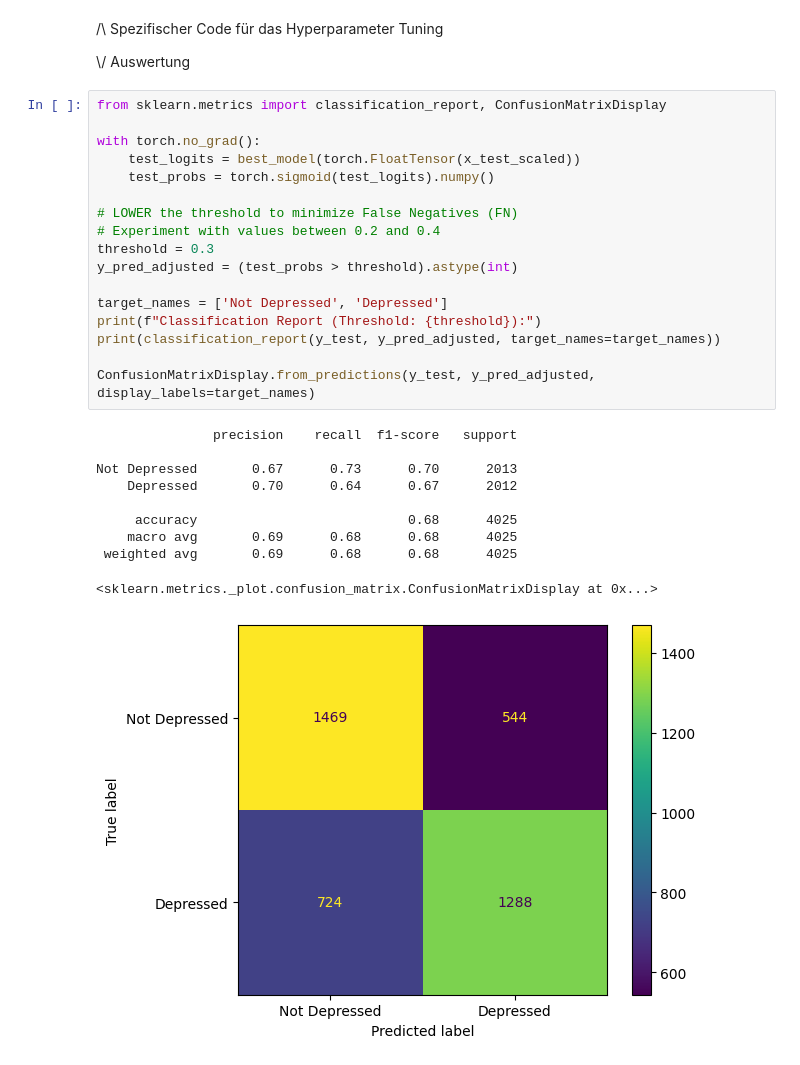
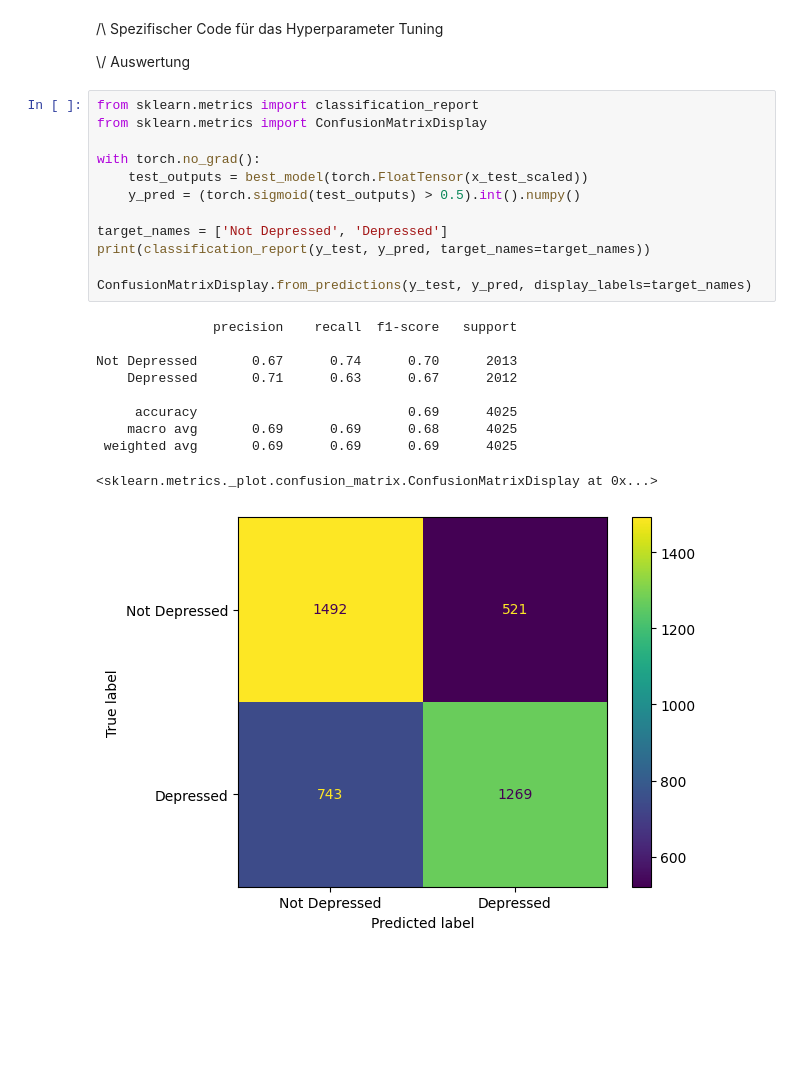
Before and after one commit to iLuckyW/lecture-ai-advanced, a Jupyter notebook: chapter/06_paper/hyperparameter_tuning.ipynb, the cells around one changed output. Drawn from its saved outputs; the diff is of its cells as text; blank space fills up the shorter version.

```diff
--- a/chapter/06_paper/hyperparameter_tuning.ipynb
+++ b/chapter/06_paper/hyperparameter_tuning.ipynb
@@ -311,30 +314,25 @@ KeyError: 'val_auc'
 
 \\/ Auswertung
 # %%
-from sklearn.metrics import classification_report, ConfusionMatrixDisplay
+from sklearn.metrics import classification_report
+from sklearn.metrics import ConfusionMatrixDisplay
 
 with torch.no_grad():
-    test_logits = best_model(torch.FloatTensor(x_test_scaled))
-    test_probs = torch.sigmoid(test_logits).numpy()
-
-# LOWER the threshold to minimize False Negatives (FN)
-# Experiment with values between 0.2 and 0.4
-threshold = 0.3
-y_pred_adjusted = (test_probs > threshold).astype(int)
+    test_outputs = best_model(torch.FloatTensor(x_test_scaled))
+    y_pred = (torch.sigmoid(test_outputs) > 0.5).int().numpy()
 
 target_names = ['Not Depressed', 'Depressed']
-print(f"Classification Report (Threshold: {threshold}):")
-print(classification_report(y_test, y_pred_adjusted, target_names=target_names))
+print(classification_report(y_test, y_pred, target_names=target_names))
 
-ConfusionMatrixDisplay.from_predictions(y_test, y_pred_adjusted, display_labels=target_names)
+ConfusionMatrixDisplay.from_predictions(y_test, y_pred, display_labels=target_names)
 # %% [output]
                precision    recall  f1-score   support
 
-Not Depressed       0.67      0.73      0.70      2013
-    Depressed       0.70      0.64      0.67      2012
+Not Depressed       0.67      0.74      0.70      2013
+    Depressed       0.71      0.63      0.67      2012
 
-     accuracy                           0.68      4025
-    macro avg       0.69      0.68      0.68      4025
- weighted avg       0.69      0.68      0.68      4025
+     accuracy                           0.69      4025
+    macro avg       0.69      0.69      0.68      4025
+ weighted avg       0.69      0.69      0.69      4025
 <sklearn.metrics._plot.confusion_matrix.ConfusionMatrixDisplay at 0x...>
-[figure, old version]
+[figure, new version]
```
Also changed, not shown: parts of 5 cells of this notebook.
